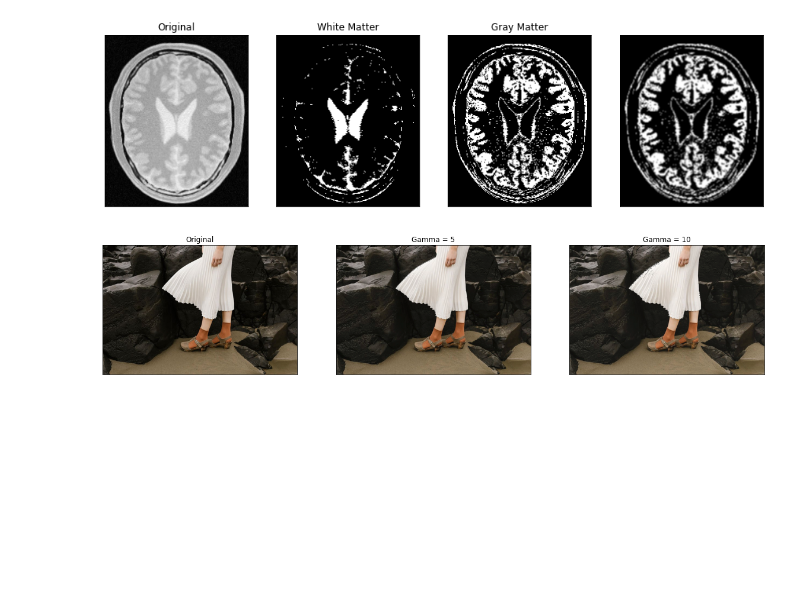
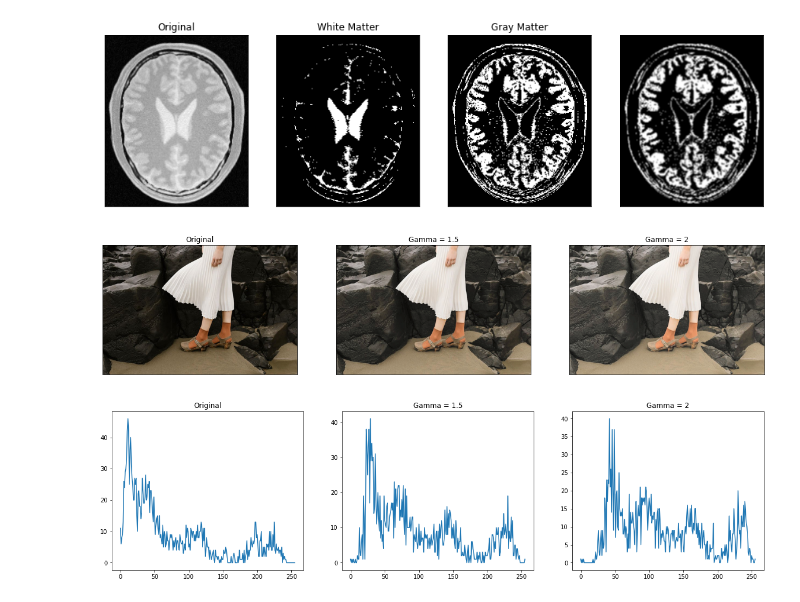
Before and after one commit to limalkasadith/S4-EN2550-Workspace, a Jupyter notebook: Assignments/Assignment-1/190538N_Assignment_1.ipynb, the cells around one changed output. Drawn from its saved outputs; the diff is of its cells as text; code cells hidden in the pictures; blank space fills up the shorter version.

```diff
--- a/Assignments/Assignment-1/190538N_Assignment_1.ipynb
+++ b/Assignments/Assignment-1/190538N_Assignment_1.ipynb
@@ -98,42 +98,65 @@ plt.show()
 [figure]
 # %%
 #Q3
+def gammaCorrection(img,gamma): #gamma correction only to the L plane
+    temp_img = img.copy()
+    invGamma = 1/gamma
+    for i in range (len(img)):
+        for j in range (len(img[0])):
+            temp_img[i][j][0] = ((img[i][j][0] / 255) ** invGamma) * 255
+    return temp_img
+
 img = cv.imread('highlights_and_shadows.jpg').astype(np.uint8)
 assert img is not None, "Image Not Found!!"
 
-gamma_1 = 5
-gamma_2 = 10
+gamma_1 = 1.5
+gamma_2 = 2
 
+img_RGB = cv.cvtColor(img,cv.COLOR_BGR2RGB)
 img_Lab = cv.cvtColor(img,cv.COLOR_BGR2Lab)
-img_corrected_1 = img_Lab.copy()
-img_corrected_2 = img_Lab.copy()
 
-img_corrected_1[:,:,0] += gamma_1
-img_corrected_RGB_1 = cv.cvtColor(img_corrected_1,cv.COLOR_Lab2RGB)
-img_corrected_2[:,:,0] += gamma_2
-img_corrected_RGB_2 = cv.cvtColor(img_corrected_2,cv.COLOR_Lab2RGB)
-# fig,ax = plt.subplots(1,2,figsize = [10,5])
-# ax[0].plot(t_white)
-# ax[1].plot(t_gray)
+img_corrected_1 = gammaCorrection(img_Lab,gamma_1)
+img_corrected_2 = gammaCorrection(img_Lab,gamma_2)
+
+img_corrected_RGB_1 = cv.cvtColor(img_corrected_1,cv.COLOR_LAB2RGB)
+img_corrected_RGB_2 = cv.cvtColor(img_corrected_2,cv.COLOR_LAB2RGB)
 
 fig,ax = plt.subplots(1,3,figsize = [20,8])
 
 ax[0].imshow(cv.cvtColor(img,cv.COLOR_BGR2RGB))
 ax[0].axes.xaxis.set_visible(False)
 ax[0].axes.yaxis.set_visible(False)
 
 
 ax[1].imshow(img_corrected_RGB_1)
 ax[1].axes.xaxis.set_visible(False)
 ax[1].axes.yaxis.set_visible(False)
 
 ax[2].imshow(img_corrected_RGB_2)
 ax[2].axes.xaxis.set_visible(False)
 ax[2].axes.yaxis.set_visible(False)
 
 ax[0].set_title('Original')
 ax[1].set_title('Gamma = {}'.format(gamma_1))
 ax[2].set_title('Gamma = {}'.format(gamma_2))
 plt.show()
+
+hist_original = cv.calcHist(cv.cvtColor(img_RGB,cv.COLOR_BGR2RGB),[0],None,[256],[0,256])
+hist_corrected_1 = cv.calcHist(img_corrected_RGB_1,[0],None,[256],[0,256])
+hist_corrected_2 = cv.calcHist(img_corrected_RGB_2,[0],None,[256],[0,256])
+
+fig,ax = plt.subplots(1,3,figsize = [20,5])
+
+ax[0].plot(hist_original)
+ax[1].plot(hist_corrected_1)
+ax[2].plot(hist_corrected_2)
+
+ax[0].set_title('Original')
+ax[1].set_title('Gamma = {}'.format(gamma_1))
+ax[2].set_title('Gamma = {}'.format(gamma_2))
+
+# plt.legend(loc=1, prop={'size': 10})
+plt.show()
 # %% [output]
-[figure, old version]
+[figure, new version]
+[figure, added]
```
